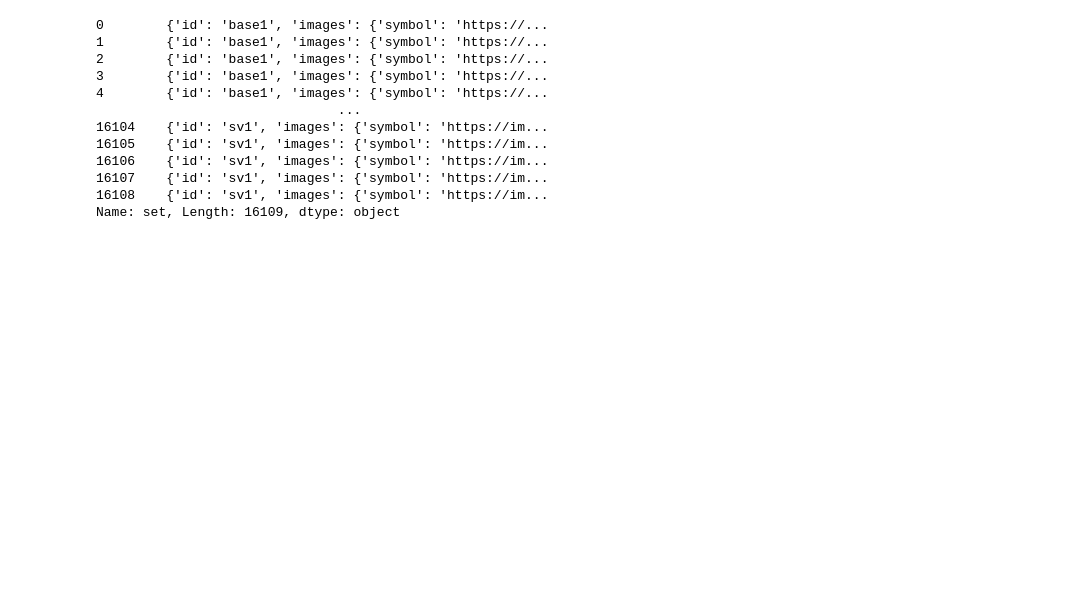
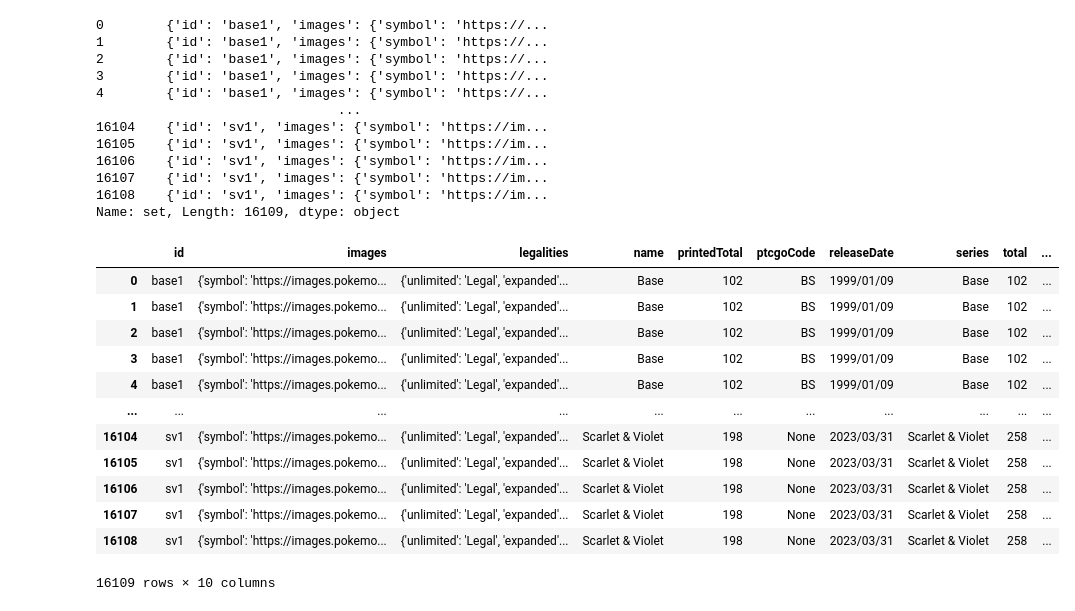
Before and after one commit to Grimmys/PokeTCGBot, a Jupyter notebook: data-card-analysis/TestDataCardCollection.ipynb, the cells around one changed output. Cells and saved outputs as stored; diff of their text form; code cells hidden in the pictures; blank space fills up the shorter version.

```diff
--- a/data-card-analysis/TestDataCardCollection.ipynb
+++ b/data-card-analysis/TestDataCardCollection.ipynb
@@ -146,3 +146,21 @@ data_frame_cards["set"]
 16107    {'id': 'sv1', 'images': {'symbol': 'https://im...
 16108    {'id': 'sv1', 'images': {'symbol': 'https://im...
 Name: set, Length: 16109, dtype: object
+# %%
+sets = pandas.DataFrame.from_records(data_frame_cards["set"])
+# %%
+sets
+# %% [output]
+|  | id | images | legalities | name | printedTotal | ptcgoCode | releaseDate | series | total | ... |
+| 0 | base1 | {'symbol': 'https://images.pokemo... | {'unlimited': 'Legal', 'expanded'... | Base | 102 | BS | 1999/01/09 | Base | 102 | ... |
+| 1 | base1 | {'symbol': 'https://images.pokemo... | {'unlimited': 'Legal', 'expanded'... | Base | 102 | BS | 1999/01/09 | Base | 102 | ... |
+| 2 | base1 | {'symbol': 'https://images.pokemo... | {'unlimited': 'Legal', 'expanded'... | Base | 102 | BS | 1999/01/09 | Base | 102 | ... |
+| 3 | base1 | {'symbol': 'https://images.pokemo... | {'unlimited': 'Legal', 'expanded'... | Base | 102 | BS | 1999/01/09 | Base | 102 | ... |
+| 4 | base1 | {'symbol': 'https://images.pokemo... | {'unlimited': 'Legal', 'expanded'... | Base | 102 | BS | 1999/01/09 | Base | 102 | ... |
+| ... | ... | ... | ... | ... | ... | ... | ... | ... | ... | ... |
+| 16104 | sv1 | {'symbol': 'https://images.pokemo... | {'unlimited': 'Legal', 'expanded'... | Scarlet & Violet | 198 | None | 2023/03/31 | Scarlet & Violet | 258 | ... |
+| 16105 | sv1 | {'symbol': 'https://images.pokemo... | {'unlimited': 'Legal', 'expanded'... | Scarlet & Violet | 198 | None | 2023/03/31 | Scarlet & Violet | 258 | ... |
+| 16106 | sv1 | {'symbol': 'https://images.pokemo... | {'unlimited': 'Legal', 'expanded'... | Scarlet & Violet | 198 | None | 2023/03/31 | Scarlet & Violet | 258 | ... |
+| 16107 | sv1 | {'symbol': 'https://images.pokemo... | {'unlimited': 'Legal', 'expanded'... | Scarlet & Violet | 198 | None | 2023/03/31 | Scarlet & Violet | 258 | ... |
+| 16108 | sv1 | {'symbol': 'https://images.pokemo... | {'unlimited': 'Legal', 'expanded'... | Scarlet & Violet | 198 | None | 2023/03/31 | Scarlet & Violet | 258 | ... |
+16109 rows × 10 columns
```
Also changed, not shown: parts of 1 cell of this notebook.
